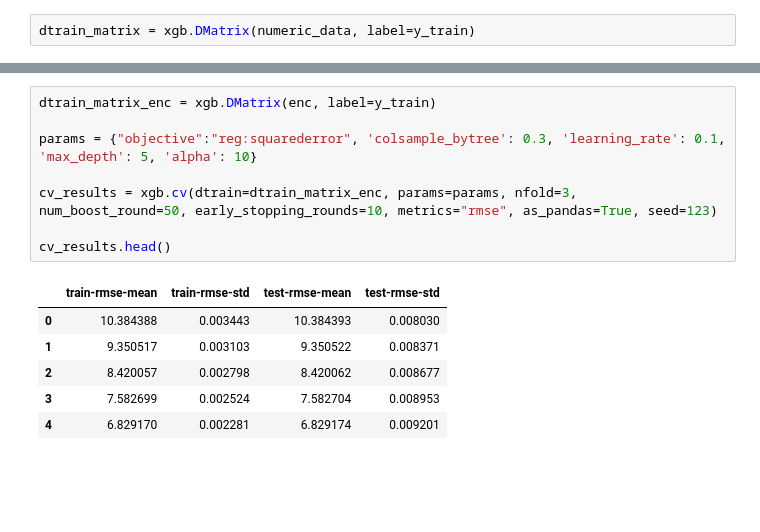
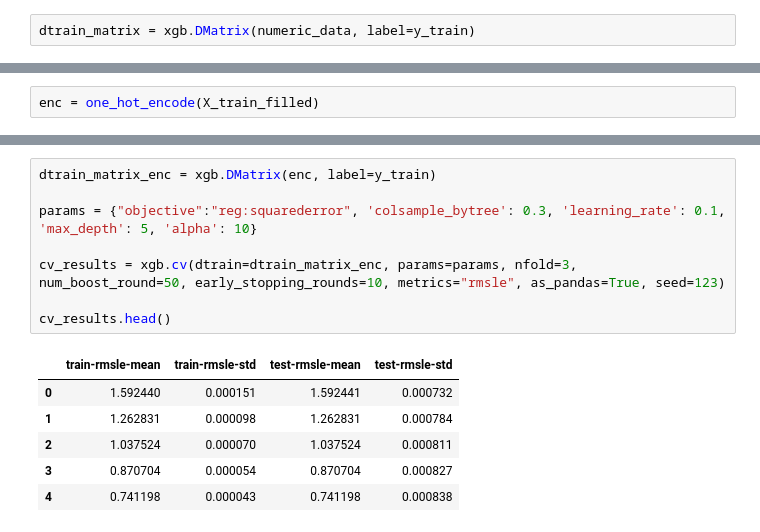
Before and after one commit to Altair200333/ML_tasks, a Jupyter notebook: task4/analize_data.ipynb, the cells around one changed output, grey strips where cells are left out. Saved outputs shown, nothing was run; the diff lists cells and outputs as text; blank space fills up the shorter version.

```diff
--- a/task4/analize_data.ipynb
+++ b/task4/analize_data.ipynb
@@ -123,0 +104,2 @@ enc.head()
+# %%
+enc = one_hot_encode(X_train_filled)
@@ -124,15 +116,15 @@ enc.head()
 # %%
 dtrain_matrix_enc = xgb.DMatrix(enc, label=y_train)
 
 params = {"objective":"reg:squarederror", 'colsample_bytree': 0.3, 'learning_rate': 0.1, 'max_depth': 5, 'alpha': 10}
 
-cv_results = xgb.cv(dtrain=dtrain_matrix_enc, params=params, nfold=3, num_boost_round=50, early_stopping_rounds=10, metrics="rmse", as_pandas=True, seed=123)
+cv_results = xgb.cv(dtrain=dtrain_matrix_enc, params=params, nfold=3, num_boost_round=50, early_stopping_rounds=10, metrics="rmsle", as_pandas=True, seed=123)
 
 cv_results.head()
 # %% [output]
-|  | train-rmse-mean | train-rmse-std | test-rmse-mean | test-rmse-std |
-| 0 | 10.384388 | 0.003443 | 10.384393 | 0.008030 |
-| 1 | 9.350517 | 0.003103 | 9.350522 | 0.008371 |
-| 2 | 8.420057 | 0.002798 | 8.420062 | 0.008677 |
-| 3 | 7.582699 | 0.002524 | 7.582704 | 0.008953 |
-| 4 | 6.829170 | 0.002281 | 6.829174 | 0.009201 |
+|  | train-rmsle-mean | train-rmsle-std | test-rmsle-mean | test-rmsle-std |
+| 0 | 1.592440 | 0.000151 | 1.592441 | 0.000732 |
+| 1 | 1.262831 | 0.000098 | 1.262831 | 0.000784 |
+| 2 | 1.037524 | 0.000070 | 1.037524 | 0.000811 |
+| 3 | 0.870704 | 0.000054 | 0.870704 | 0.000827 |
+| 4 | 0.741198 | 0.000043 | 0.741198 | 0.000838 |
```
Also changed, not shown: parts of 12 cells of this notebook, 2 other files.
